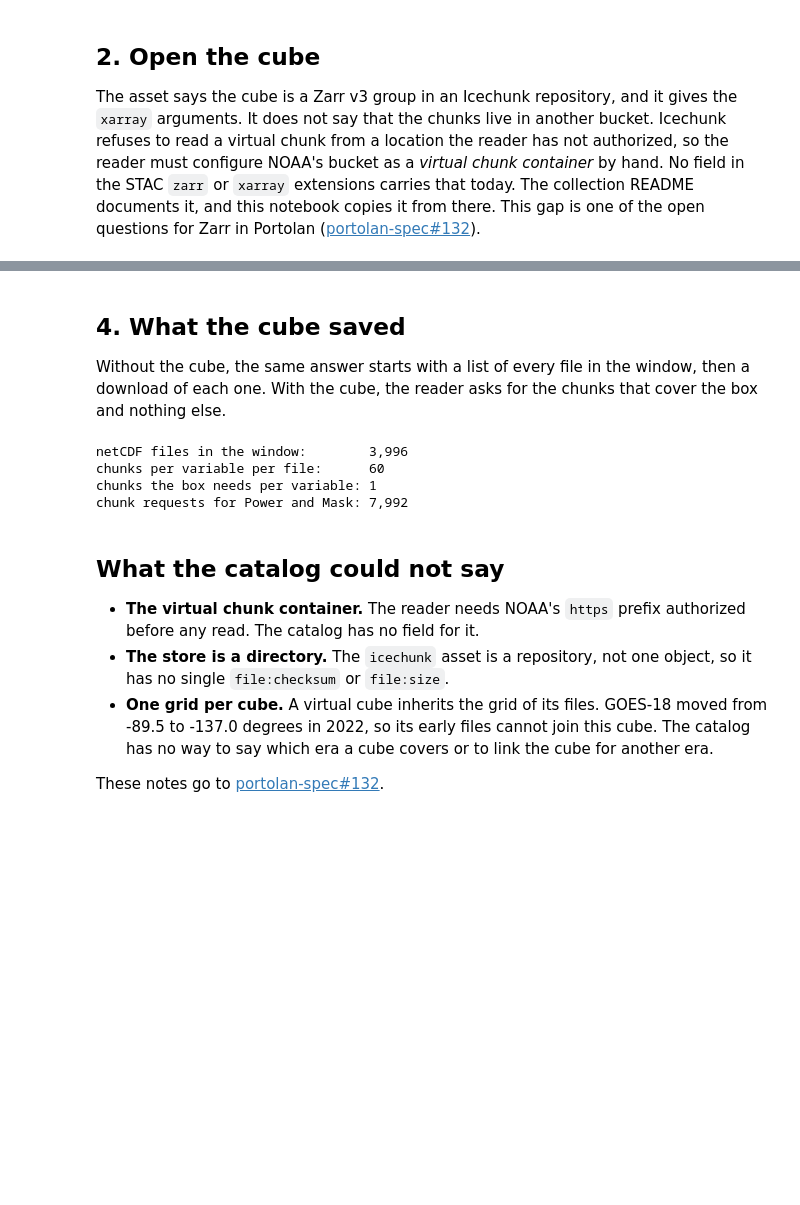
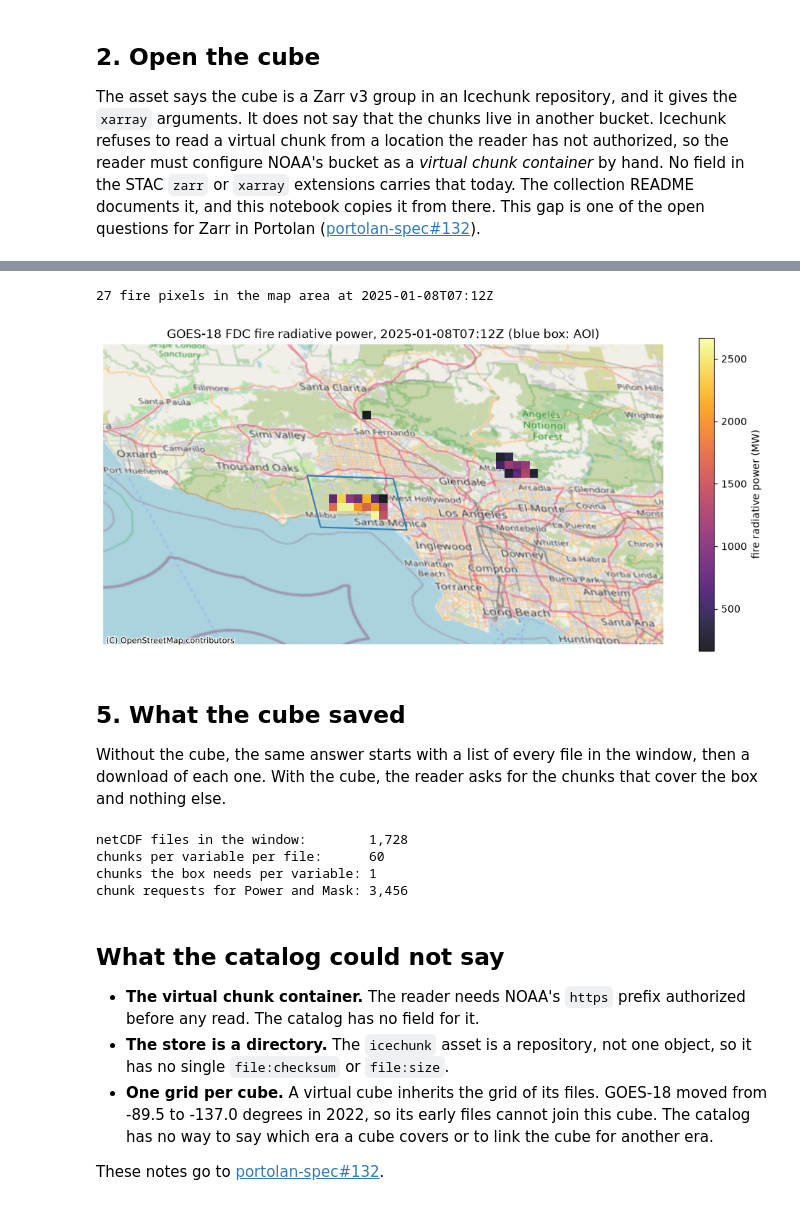
Before and after one commit to mmidzik/goes-fdc-catalog, a Jupyter notebook: examples/palisades-frp.ipynb, the cells around one changed output, grey strips where cells are left out. Cells and saved outputs as stored; diff of their text form; code cells hidden in the pictures; blank space fills up the shorter version.

```diff
--- a/examples/palisades-frp.ipynb
+++ b/examples/palisades-frp.ipynb
@@ -168,23 +194,45 @@ fig.tight_layout()
+# %%
+peak = frp.idxmax().values
+scan = grid.sel(time=peak).rio.clip_box(*MAP_BOUNDS, crs="EPSG:4326")
+scan_frp = scan.Power.where(scan.Power > 0).compute()
+print(f"{int(scan_frp.notnull().sum())} fire pixels in the map area at {np.datetime_as_string(peak, unit='m')}Z")
+
+fig, ax = plt.subplots(figsize=(10, 6.5))
+scan_frp.plot.pcolormesh(
+    ax=ax, cmap="inferno", alpha=0.85, cbar_kwargs={"label": "fire radiative power (MW)", "shrink": 0.7}
+)
+AOI.segmentize(0.005).to_crs(crs).boundary.plot(ax=ax, color="#2c7fb8", lw=1.5)
+# The OpenStreetMap tile policy asks every client to identify itself. The
+# servers block contextily's default User-Agent.
+osm_headers = {"User-Agent": "goes-fdc-catalog notebook (https://github.com/mmidzik/goes-fdc-catalog)"}
+cx.add_basemap(ax, crs=crs, source=cx.providers.OpenStreetMap.Mapnik, headers=osm_headers, zorder=0)
+ax.set_aspect("equal")
+ax.set_axis_off()
+ax.set_title(f"GOES-18 FDC fire radiative power, {np.datetime_as_string(peak, unit='m')}Z (blue box: AOI)")
+fig.tight_layout()
+# %% [output]
+27 fire pixels in the map area at 2025-01-08T07:12Z
+[figure, added]
 # %% [markdown]
-## 4. What the cube saved
+## 5. What the cube saved
 
 Without the cube, the same answer starts with a list of every file in the window, then a download of each one. With the cube, the reader asks for the chunks that cover the box and nothing else.
 # %%
-ys = np.flatnonzero((ds.y <= y1).values & (ds.y >= y0).values)
-xs = np.flatnonzero((ds.x >= x0).values & (ds.x <= x1).values)
-cy, cx = ds.Power.encoding["chunks"][1:]
-tiles = len(set(ys // cy)) * len(set(xs // cx))
-per_file = (ds.sizes["y"] // cy) * (ds.sizes["x"] // cx)
+ys = np.flatnonzero(grid.y.isin(fire.y).values)
+xs = np.flatnonzero(grid.x.isin(fire.x).values)
+cy, cx_ = ds.Power.encoding["chunks"][1:]
+tiles = len(set(ys // cy)) * len(set(xs // cx_))
+per_file = (ds.sizes["y"] // cy) * (ds.sizes["x"] // cx_)
 
 print(f"netCDF files in the window:        {ds.sizes['time']:,}")
 print(f"chunks per variable per file:      {per_file}")
 print(f"chunks the box needs per variable: {tiles}")
 print(f"chunk requests for Power and Mask: {2 * tiles * ds.sizes['time']:,}")
 # %% [output]
-netCDF files in the window:        3,996
+netCDF files in the window:        1,728
 chunks per variable per file:      60
 chunks the box needs per variable: 1
-chunk requests for Power and Mask: 7,992
+chunk requests for Power and Mask: 3,456
 # %% [markdown]
 ## What the catalog could not say
 
```
Also changed, not shown: parts of 11 cells of this notebook, 2 other files.
